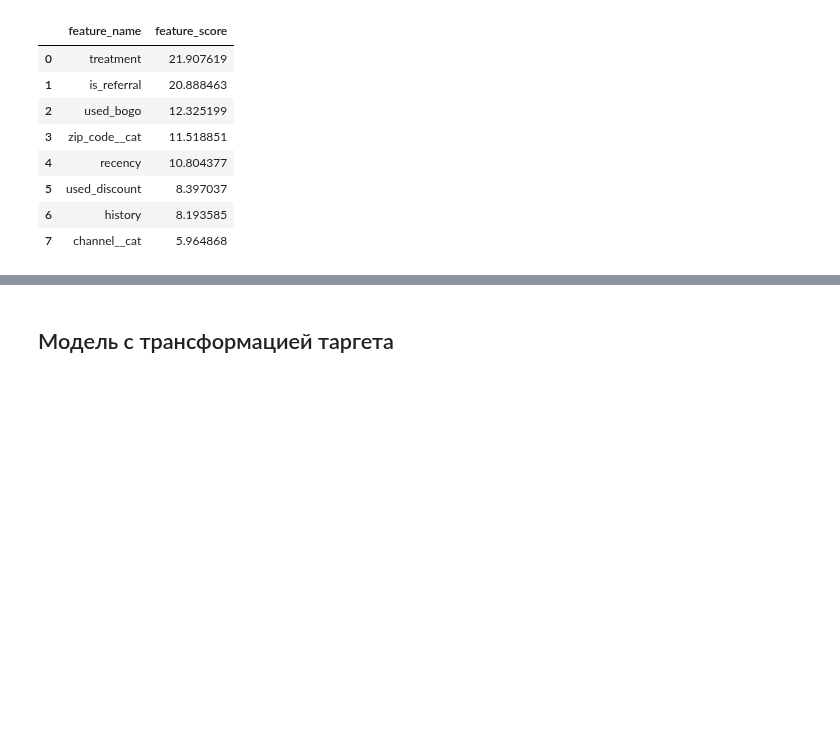
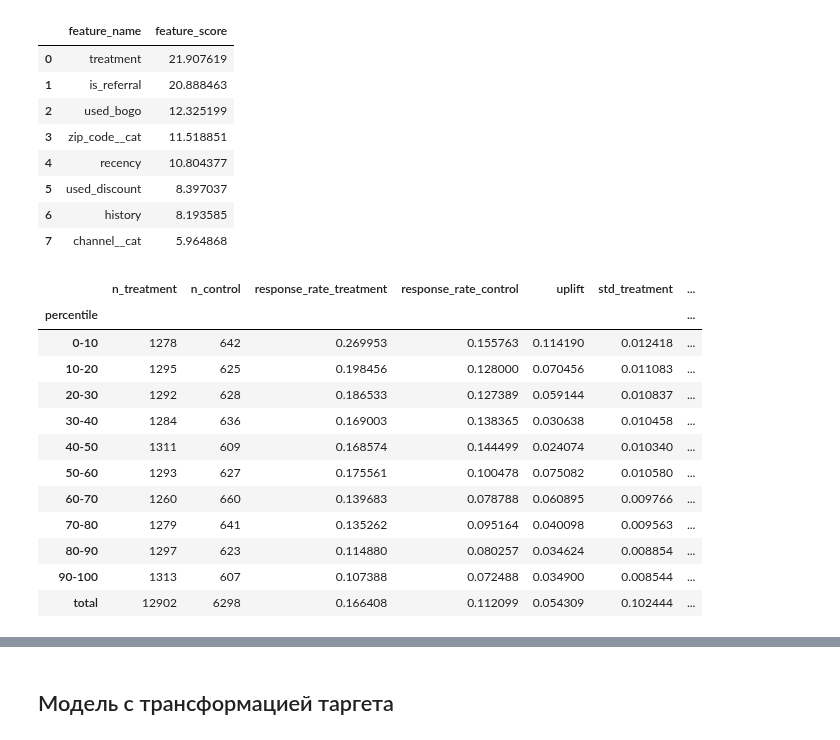
Before and after one commit to PapaCarloSap/AiLessonHomework, a Jupyter notebook: ML_in_business/hw4/project.ipynb, the cells around one changed output, grey strips where cells are left out. Saved outputs shown, nothing was run; the diff lists cells and outputs as text; code cells hidden in the pictures; blank space fills up the shorter version.

```diff
--- a/ML_in_business/hw4/project.ipynb
+++ b/ML_in_business/hw4/project.ipynb
@@ -114,3 +124,25 @@ pd.DataFrame({
 | 5 | used_discount | 8.397037 |
 | 6 | history | 8.193585 |
 | 7 | channel__cat | 5.964868 |
+# %%
+# таблица по процентилям
+from sklift.metrics import uplift_by_percentile
+
+
+uplift_by_percentile(y_valid, uplift_sm, treat_valid,
+                     strategy='overall',
+                     total=True, std=True, bins=10)
+# %% [output]
+|  | n_treatment | n_control | response_rate_treatment | response_rate_control | uplift | std_treatment | ... |
+| percentile |  |  |  |  |  |  | ... |
+| 0-10 | 1278 | 642 | 0.269953 | 0.155763 | 0.114190 | 0.012418 | ... |
+| 10-20 | 1295 | 625 | 0.198456 | 0.128000 | 0.070456 | 0.011083 | ... |
+| 20-30 | 1292 | 628 | 0.186533 | 0.127389 | 0.059144 | 0.010837 | ... |
+| 30-40 | 1284 | 636 | 0.169003 | 0.138365 | 0.030638 | 0.010458 | ... |
+| 40-50 | 1311 | 609 | 0.168574 | 0.144499 | 0.024074 | 0.010340 | ... |
+| 50-60 | 1293 | 627 | 0.175561 | 0.100478 | 0.075082 | 0.010580 | ... |
+| 60-70 | 1260 | 660 | 0.139683 | 0.078788 | 0.060895 | 0.009766 | ... |
+| 70-80 | 1279 | 641 | 0.135262 | 0.095164 | 0.040098 | 0.009563 | ... |
+| 80-90 | 1297 | 623 | 0.114880 | 0.080257 | 0.034624 | 0.008854 | ... |
+| 90-100 | 1313 | 607 | 0.107388 | 0.072488 | 0.034900 | 0.008544 | ... |
+| total | 12902 | 6298 | 0.166408 | 0.112099 | 0.054309 | 0.102444 | ... |
```
Also changed, not shown: parts of 12 cells of this notebook, 6 other files.
